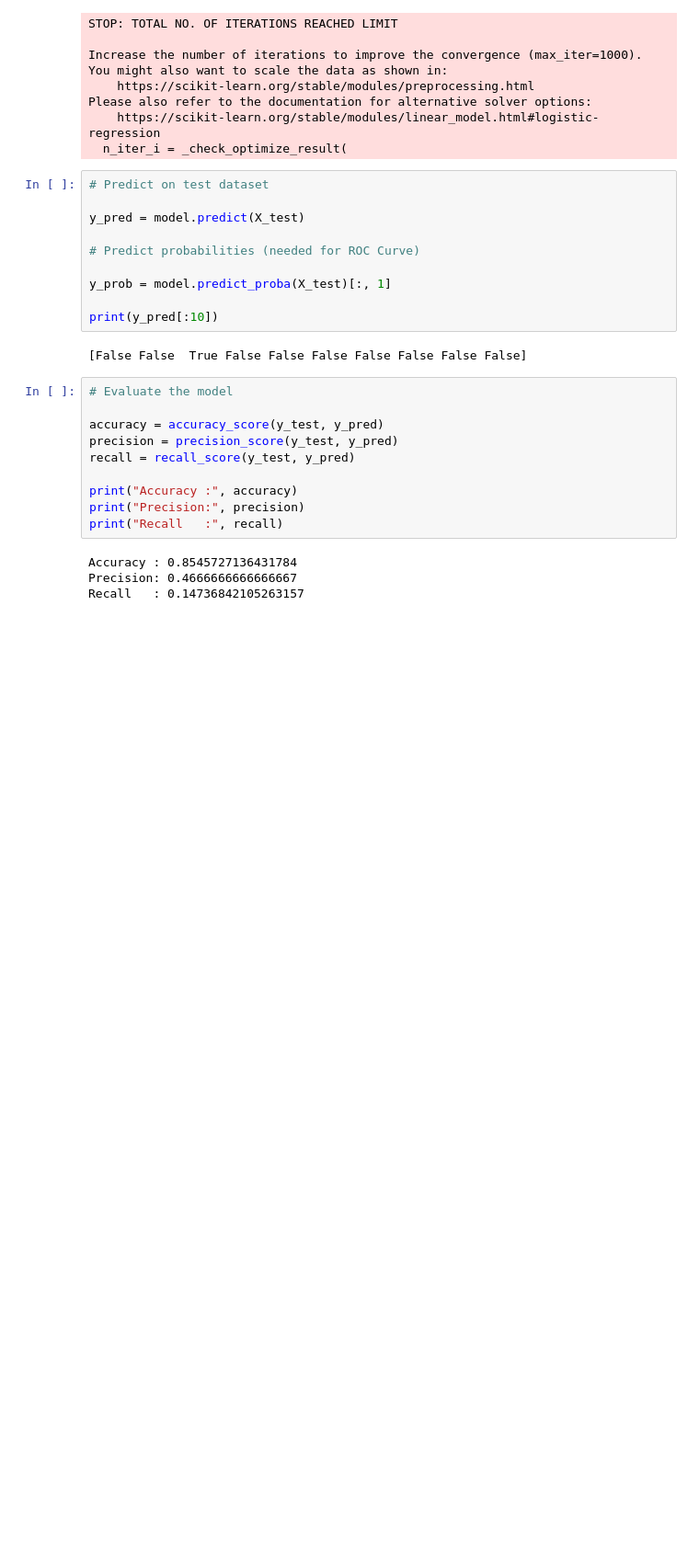
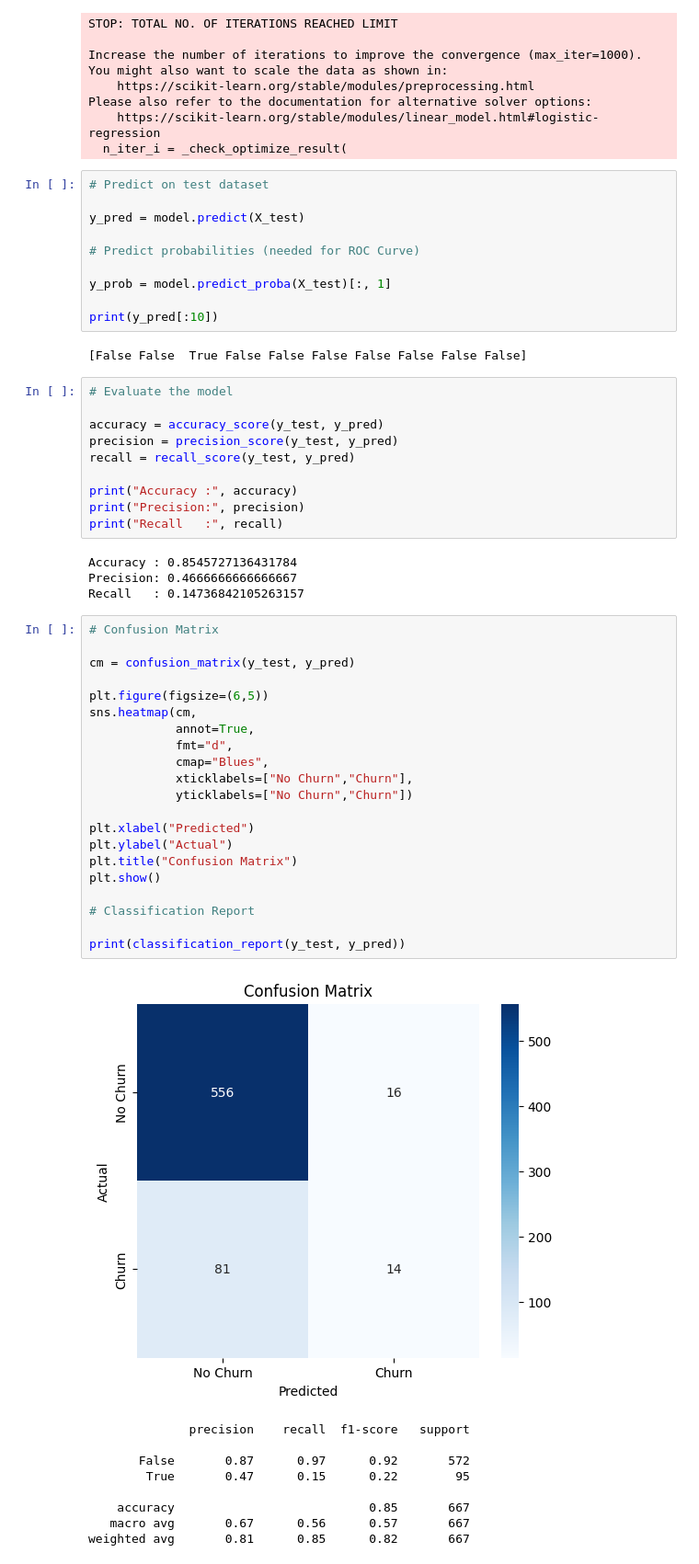
Before and after one commit to Ruchitha-006/CODVEDA_ML_INTERNSHIP, a Jupyter notebook: Level_2/Task_3_Logistic_Regression.ipynb, the cells around one changed output. Shown at 92% size. Drawn from its saved outputs; the diff is of its cells as text; blank space fills up the shorter version.

```diff
--- a/Level_2/Task_3_Logistic_Regression.ipynb
+++ b/Level_2/Task_3_Logistic_Regression.ipynb
@@ -146,3 +146,34 @@ print("Recall   :", recall)
 Accuracy : 0.8545727136431784
 Precision: 0.4666666666666667
 Recall   : 0.14736842105263157
+# %%
+# Confusion Matrix
+
+cm = confusion_matrix(y_test, y_pred)
+
+plt.figure(figsize=(6,5))
+sns.heatmap(cm,
+            annot=True,
+            fmt="d",
+            cmap="Blues",
+            xticklabels=["No Churn","Churn"],
+            yticklabels=["No Churn","Churn"])
+
+plt.xlabel("Predicted")
+plt.ylabel("Actual")
+plt.title("Confusion Matrix")
+plt.show()
+
+# Classification Report
+
+print(classification_report(y_test, y_pred))
+# %% [output]
+[figure, added]
+              precision    recall  f1-score   support
+
+       False       0.87      0.97      0.92       572
+        True       0.47      0.15      0.22        95
+
+    accuracy                           0.85       667
+   macro avg       0.67      0.56      0.57       667
+weighted avg       0.81      0.85      0.82       667
```
